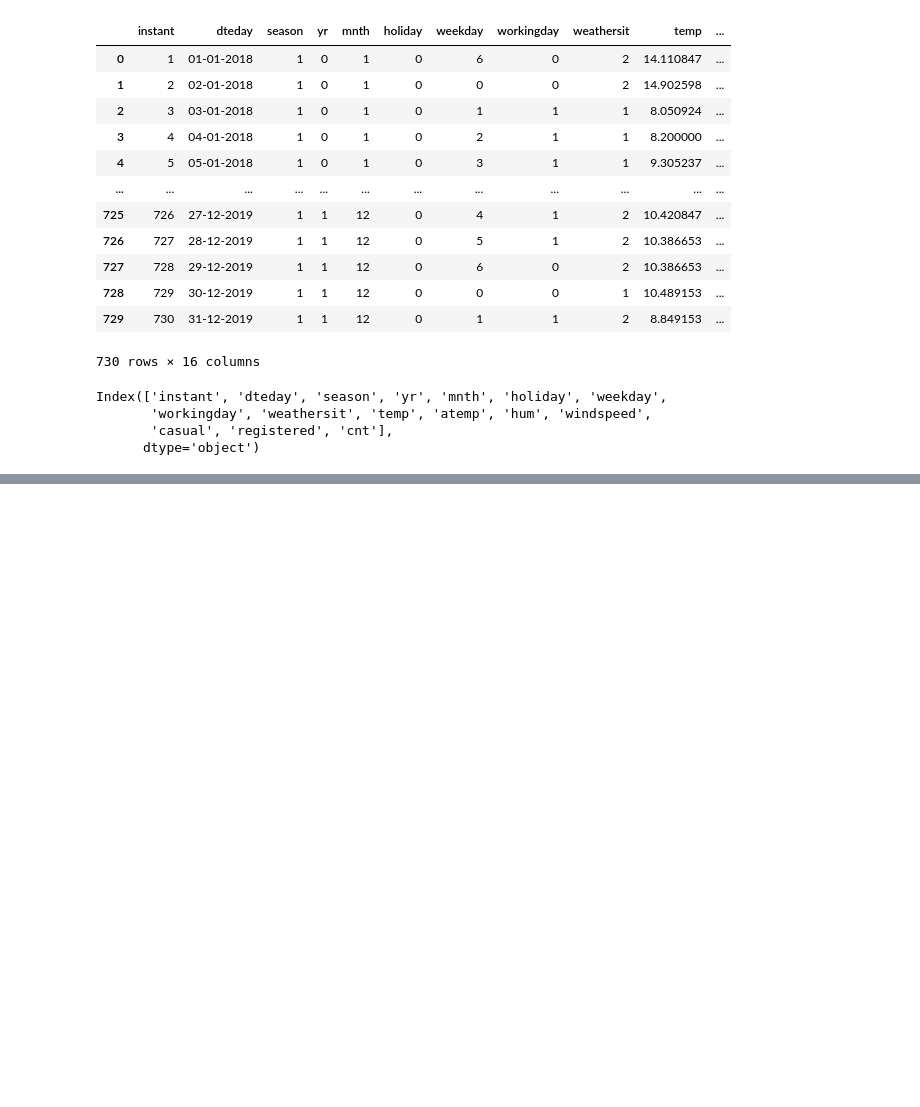
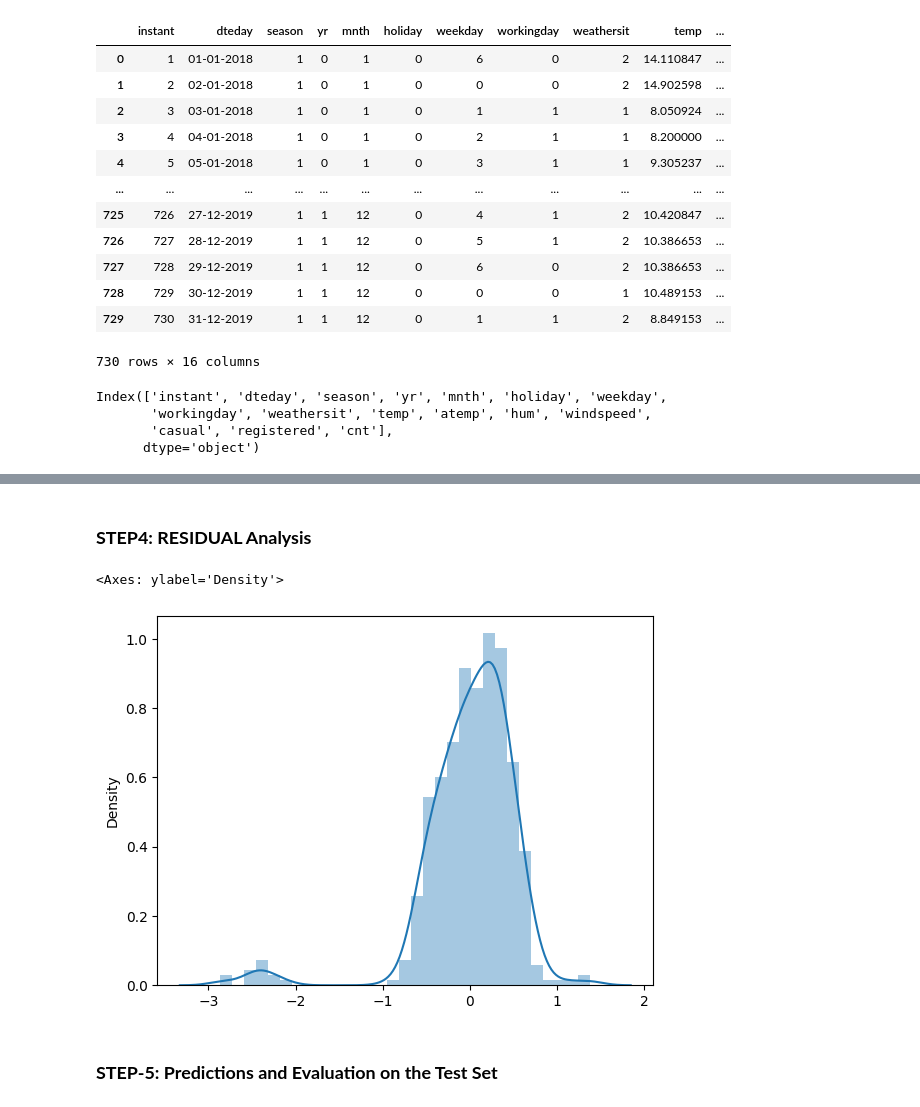
Before and after one commit to Rajbeer-singh2706/bike-sharing-case-study, a Jupyter notebook: bike_sharing.ipynb, the cells around one changed output, grey strips where cells are left out. Saved outputs shown, nothing was run; the diff lists cells and outputs as text; code cells hidden in the pictures; blank space fills up the shorter version.

```diff
--- a/bike_sharing.ipynb
+++ b/bike_sharing.ipynb
@@ -75,0 +173,13 @@ plt.show()
+# %%
+# build a models with all the variable
+# add a constant
+X_train_sm = sm.add_constant(X_train)
+
+# create first model
+lr = sm.OLS(y_train,X_train_sm)
+
+# Fit the model
+lr_model = lr.fit()
+
+# params
+lr_model.summary()
@@ -75,0 +246,12 @@ plt.show()
+# %% [markdown]
+### **STEP4: RESIDUAL Analysis**
+# %%
+y_train_pred = lr_model.predict(X_train_sm)
+# %%
+res = y_train - y_train_pred
+sns.distplot(res)
+# %% [output]
+<Axes: ylabel='Density'>
+[figure, added]
+# %% [markdown]
+### **STEP-5: Predictions and Evaluation on the Test Set**
```
Also changed, not shown: parts of 27 cells of this notebook.
